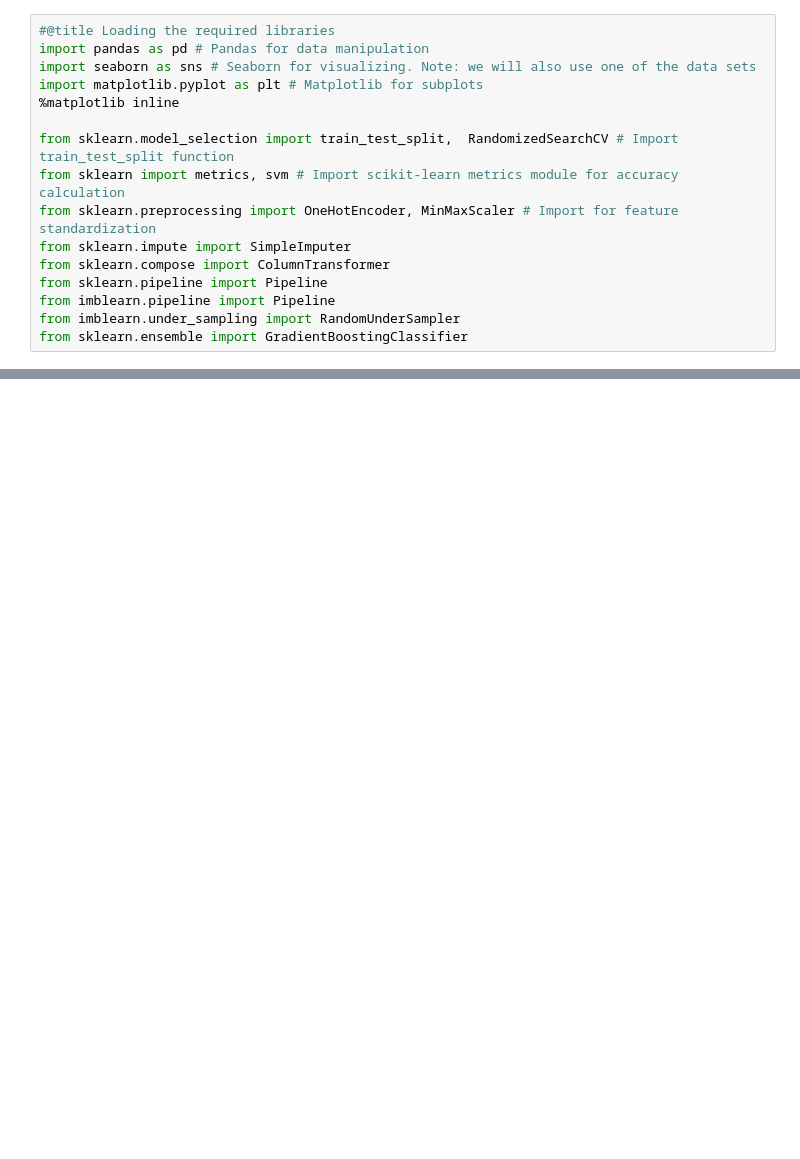
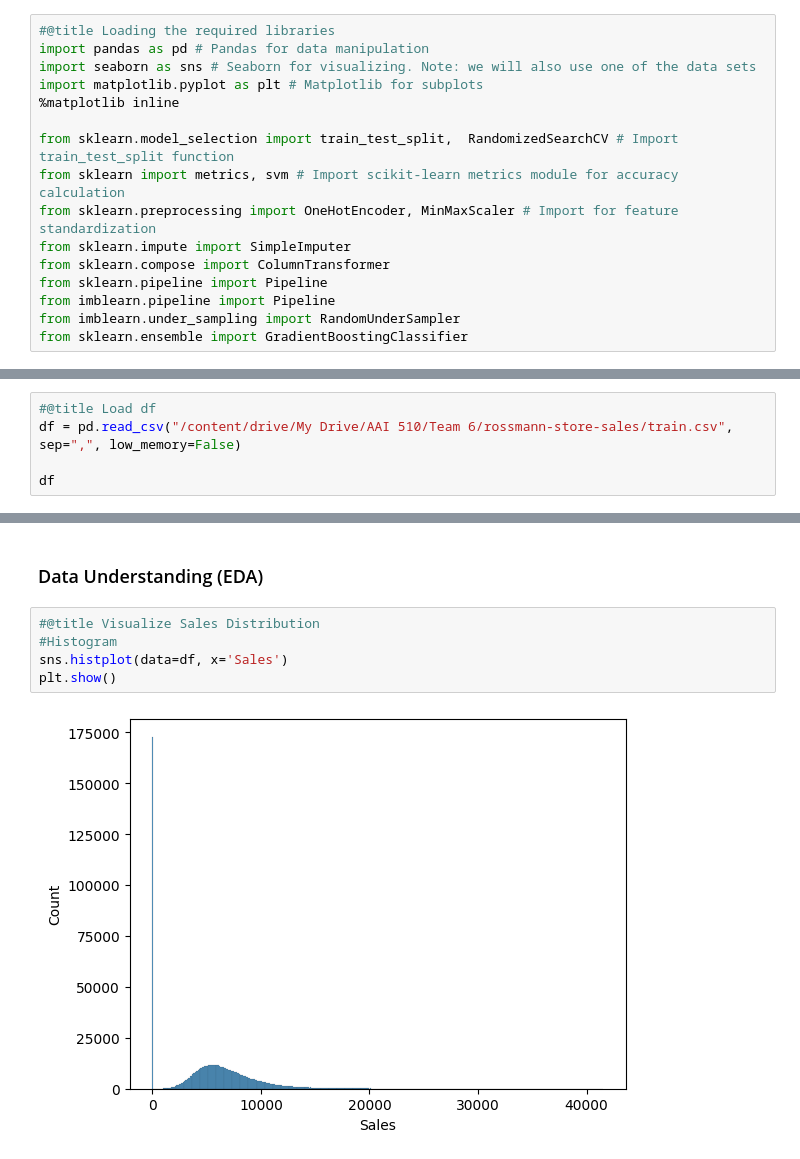
Before and after one commit to JeremyKrick/Predictive-Analytics-for-Store-Performance, a Jupyter notebook: Store_Performance.ipynb, the cells around one changed output, grey strips where cells are left out. Drawn from its saved outputs; the diff is of its cells as text; blank space fills up the shorter version.

```diff
--- a/Store_Performance.ipynb
+++ b/Store_Performance.ipynb
@@ -18,0 +31,5 @@ from sklearn.ensemble import GradientBoostingClassifier
+# %%
+#@title Load df
+df = pd.read_csv("/content/drive/My Drive/AAI 510/Team 6/rossmann-store-sales/train.csv", sep=",", low_memory=False)
+
+df
@@ -18,0 +50,9 @@ from sklearn.ensemble import GradientBoostingClassifier
+# %% [markdown]
+### Data Understanding (EDA)
+# %%
+#@title Visualize Sales Distribution
+#Histogram
+sns.histplot(data=df, x='Sales')
+plt.show()
+# %% [output]
+[figure, added]
```
Also changed, not shown: parts of 14 cells of this notebook.
